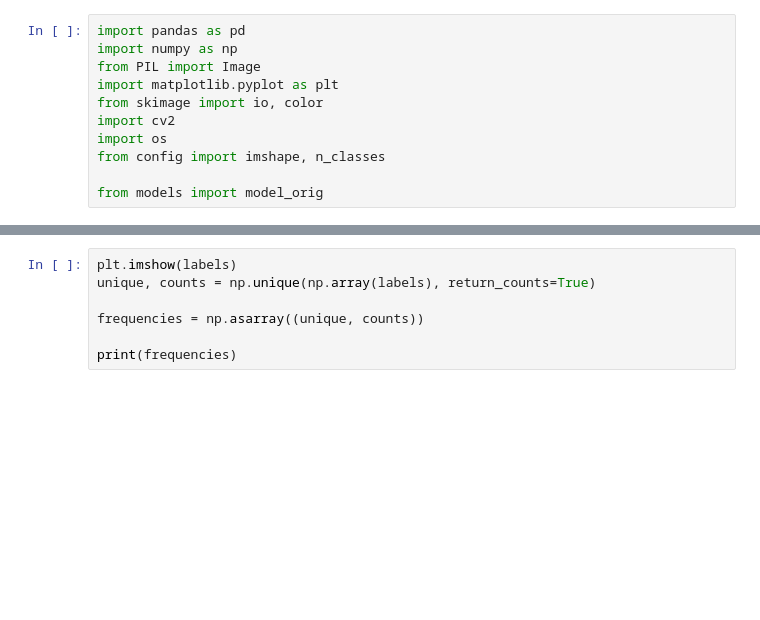
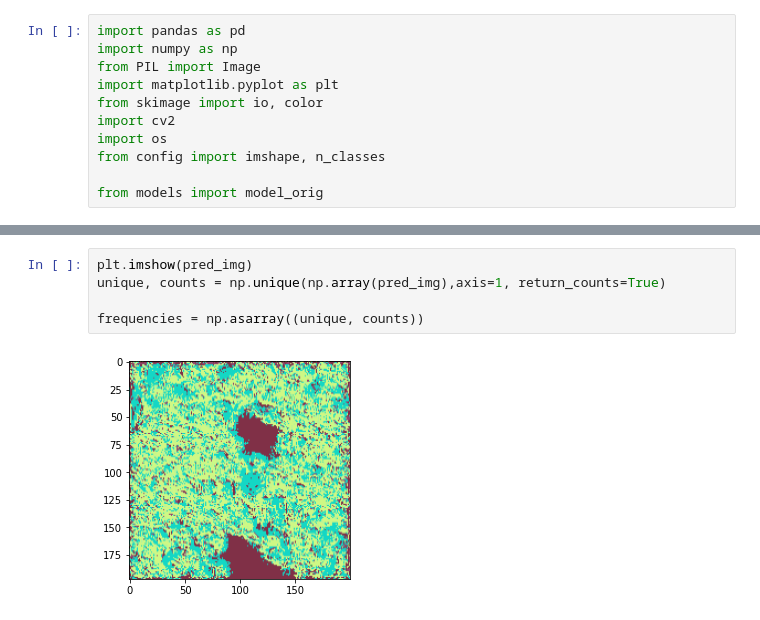
Before and after one commit to kbkus/Automated-Mineralogy, a Jupyter notebook: load_previous_model.ipynb, the cells around one changed output, grey strips where cells are left out. Saved outputs shown, nothing was run; the diff lists cells and outputs as text; blank space fills up the shorter version.

```diff
--- a/load_previous_model.ipynb
+++ b/load_previous_model.ipynb
@@ -62,7 +62,7 @@ plt.imshow(pred_img)
 # %%
-plt.imshow(labels)
-unique, counts = np.unique(np.array(labels), return_counts=True)
+plt.imshow(pred_img)
+unique, counts = np.unique(np.array(pred_img),axis=1, return_counts=True)
 
 frequencies = np.asarray((unique, counts))
-
-print(frequencies)
+# %% [output]
+[figure, added]
```
Also changed, not shown: parts of 3 cells of this notebook, 6 other files.
